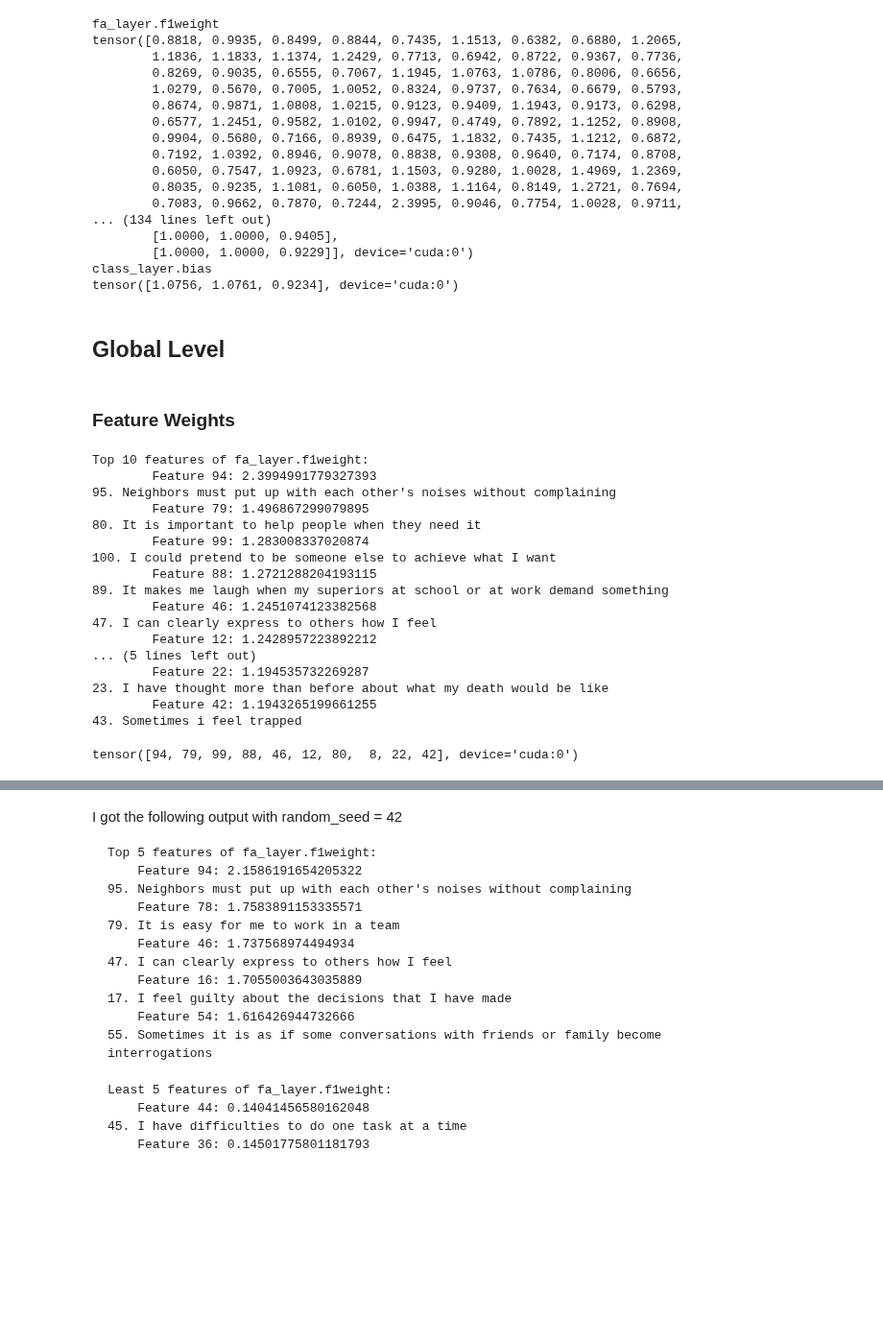
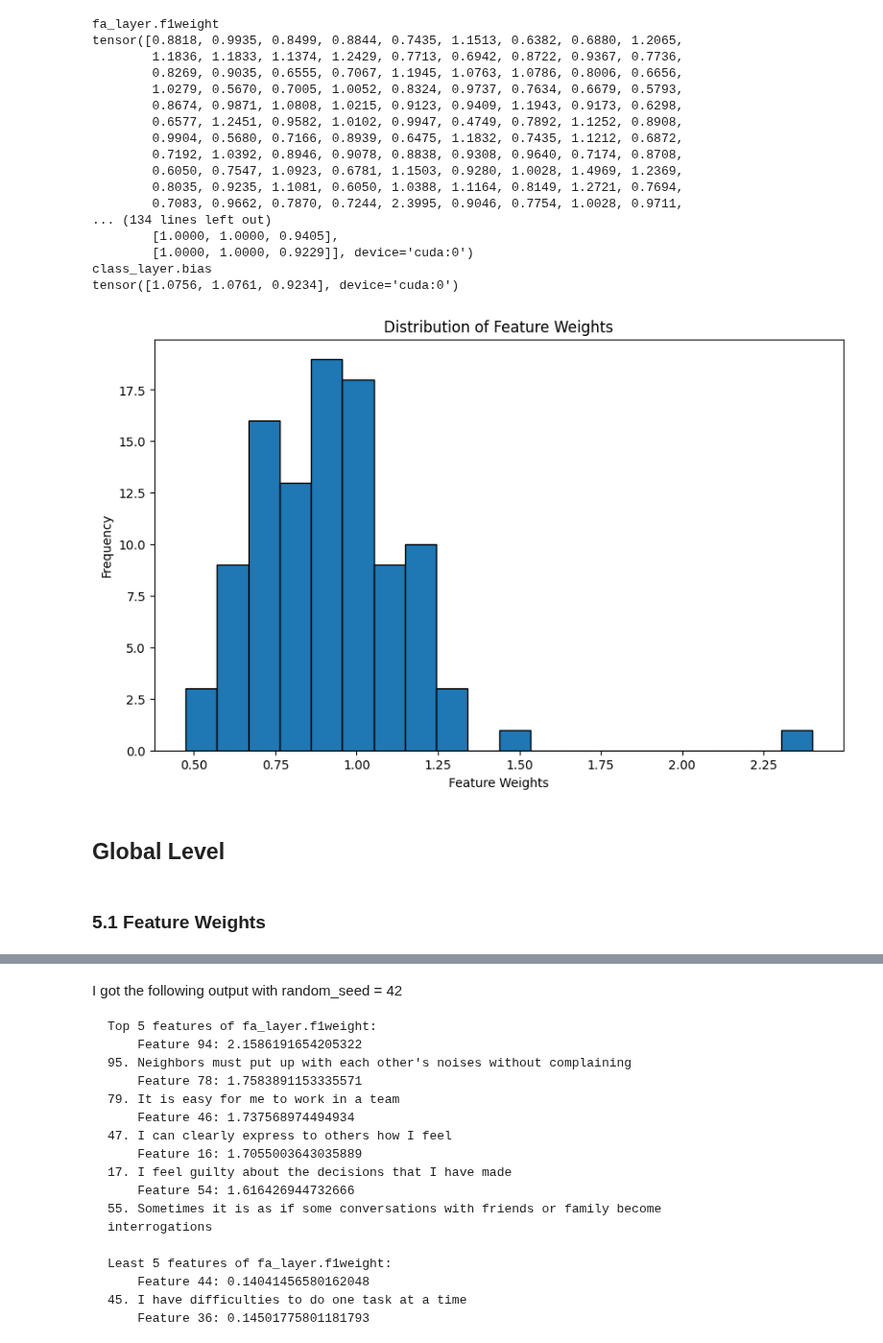
Before and after one commit to nkjcqvcpi/NN-kNN, a Jupyter notebook: nnknn.ipynb, the cells around one changed output, grey strips where cells are left out. Shown at 96% size. Cells and saved outputs as stored; diff of their text form; code cells hidden in the pictures; blank space fills up the shorter version.

```diff
--- a/nnknn.ipynb
+++ b/nnknn.ipynb
@@ -724,10 +734,36 @@ tensor([0.8818, 0.9935, 0.8499, 0.8844, 0.7435, 1.1513, 0.6382, 0.6880, 1.2065,
         [1.0000, 1.0000, 0.9229]], device='cuda:0')
 class_layer.bias
 tensor([1.0756, 1.0761, 0.9234], device='cuda:0')
+# %%
+feature_weights = [0.8818, 0.9935, 0.8499, 0.8844, 0.7435, 1.1513, 0.6382, 0.6880, 1.2065,
+        1.1836, 1.1833, 1.1374, 1.2429, 0.7713, 0.6942, 0.8722, 0.9367, 0.7736,
+        0.8269, 0.9035, 0.6555, 0.7067, 1.1945, 1.0763, 1.0786, 0.8006, 0.6656,
+        1.0279, 0.5670, 0.7005, 1.0052, 0.8324, 0.9737, 0.7634, 0.6679, 0.5793,
+        0.8674, 0.9871, 1.0808, 1.0215, 0.9123, 0.9409, 1.1943, 0.9173, 0.6298,
+        0.6577, 1.2451, 0.9582, 1.0102, 0.9947, 0.4749, 0.7892, 1.1252, 0.8908,
+        0.9904, 0.5680, 0.7166, 0.8939, 0.6475, 1.1832, 0.7435, 1.1212, 0.6872,
+        0.7192, 1.0392, 0.8946, 0.9078, 0.8838, 0.9308, 0.9640, 0.7174, 0.8708,
+        0.6050, 0.7547, 1.0923, 0.6781, 1.1503, 0.9280, 1.0028, 1.4969, 1.2369,
+        0.8035, 0.9235, 1.1081, 0.6050, 1.0388, 1.1164, 0.8149, 1.2721, 0.7694,
+        0.7083, 0.9662, 0.7870, 0.7244, 2.3995, 0.9046, 0.7754, 1.0028, 0.9711,
+        1.2830, 0.9764, 0.7962]
+# %%
+# prompt: plot feature_weights in a distribution graph
+
+import matplotlib.pyplot as plt
+
+plt.figure(figsize=(10, 6))
+plt.hist(feature_weights, bins=20, edgecolor='black')
+plt.xlabel('Feature Weights')
+plt.ylabel('Frequency')
+plt.title('Distribution of Feature Weights')
+plt.show()
+# %% [output]
+[figure, added]
 # %% [markdown]
 ## Global Level
 # %% [markdown]
-### Feature Weights
+### 5.1 Feature Weights
 # %%
 # prompt: highlight top 5 features of nn-knn's fa_layer.f1weight
 
@@ -760,24 +796,3 @@ def show_least_features():
       print(f"\tFeature {least_5_features[i]}: {f1_weight[least_5_features[i]]}")
       print(columns[least_5_features[i]])
   return least_5_features
-# %%
-show_top_features()
-# %% [output]
-Top 10 features of fa_layer.f1weight:
-        Feature 94: 2.3994991779327393
-95. Neighbors must put up with each other's noises without complaining
-        Feature 79: 1.496867299079895
-80. It is important to help people when they need it
-        Feature 99: 1.283008337020874
-100. I could pretend to be someone else to achieve what I want
-        Feature 88: 1.2721288204193115
-89. It makes me laugh when my superiors at school or at work demand something
-        Feature 46: 1.2451074123382568
-47. I can clearly express to others how I feel
-        Feature 12: 1.2428957223892212
-... (5 lines left out)
-        Feature 22: 1.194535732269287
-23. I have thought more than before about what my death would be like
-        Feature 42: 1.1943265199661255
-43. Sometimes i feel trapped
-tensor([94, 79, 99, 88, 46, 12, 80,  8, 22, 42], device='cuda:0')
```
Also changed, not shown: parts of 57 cells of this notebook, 3 other files.
